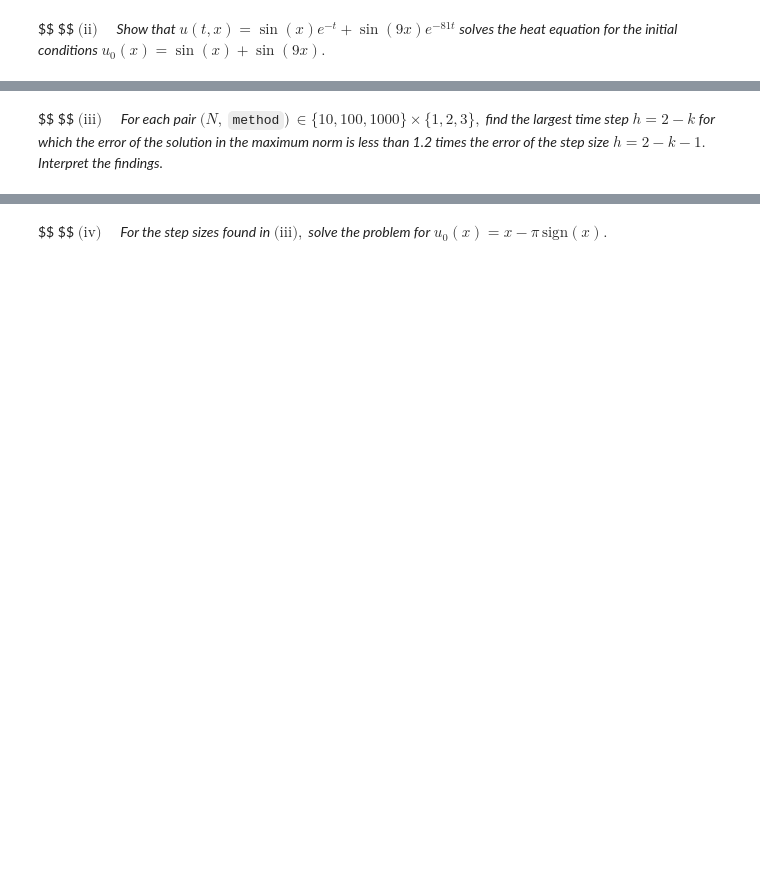
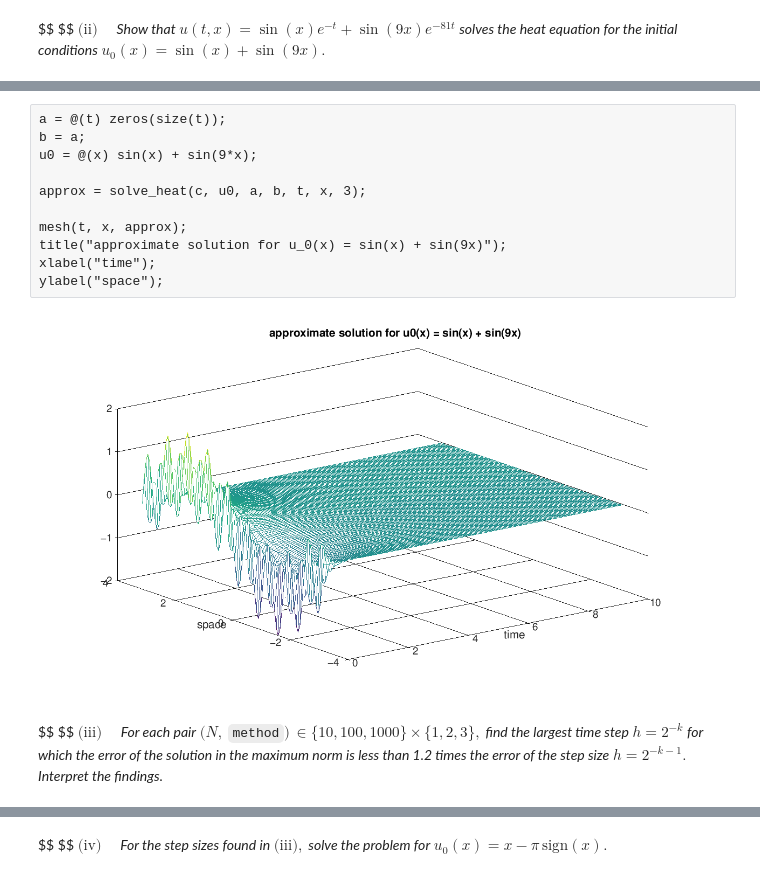
Before and after one commit to maxstollmayer/Advanced-Numerical-Analysis-Course, a Jupyter notebook: exercise52.ipynb, the cells around one changed output, grey strips where cells are left out. Cells and saved outputs as stored; diff of their text form; blank space fills up the shorter version.

Commit message:
solved 52 and 55

```diff
--- a/exercise52.ipynb
+++ b/exercise52.ipynb
@@ -188,3 +145,16 @@ $\textrm{(ii)} \quad$ *Show that* $u(t, x) = \sin(x) e^{-t} + \sin(9x) e^{-81t}$
+# %%
+a = @(t) zeros(size(t));
+b = a;
+u0 = @(x) sin(x) + sin(9*x);
+
+approx = solve_heat(c, u0, a, b, t, x, 3);
+
+mesh(t, x, approx);
+title("approximate solution for u_0(x) = sin(x) + sin(9x)");
+xlabel("time");
+ylabel("space");
+# %% [output]
+[figure, added]
 # %% [markdown]
 $$ $$
-$\textrm{(iii)} \quad$ *For each pair* $(N,$ `method`$)\, \in \{ 10, 100, 1000 \} \times \{ 1, 2, 3 \},$ *find the largest time step* $h = 2−k$ *for which the error of the solution in the maximum norm is less than 1.2 times the error of the step size* $h = 2−k−1.$ *Interpret the findings.*
+$\textrm{(iii)} \quad$ *For each pair* $(N,$ `method`$)\, \in \{ 10, 100, 1000 \} \times \{ 1, 2, 3 \},$ *find the largest time step* $h = 2^{-k}$ *for which the error of the solution in the maximum norm is less than 1.2 times the error of the step size* $h = 2^{-k-1}.$ *Interpret the findings.*
```
Also changed, not shown: parts of 20 cells of this notebook, 3 other files.
